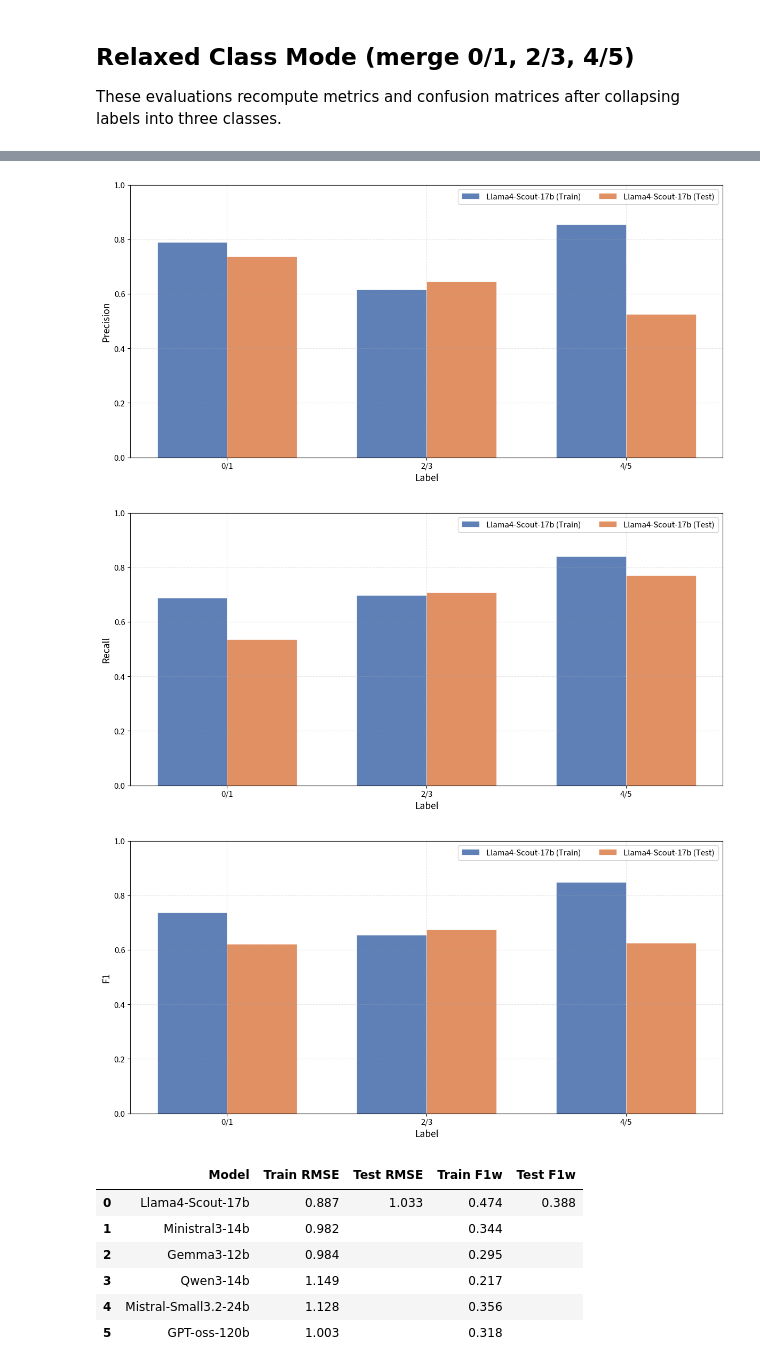
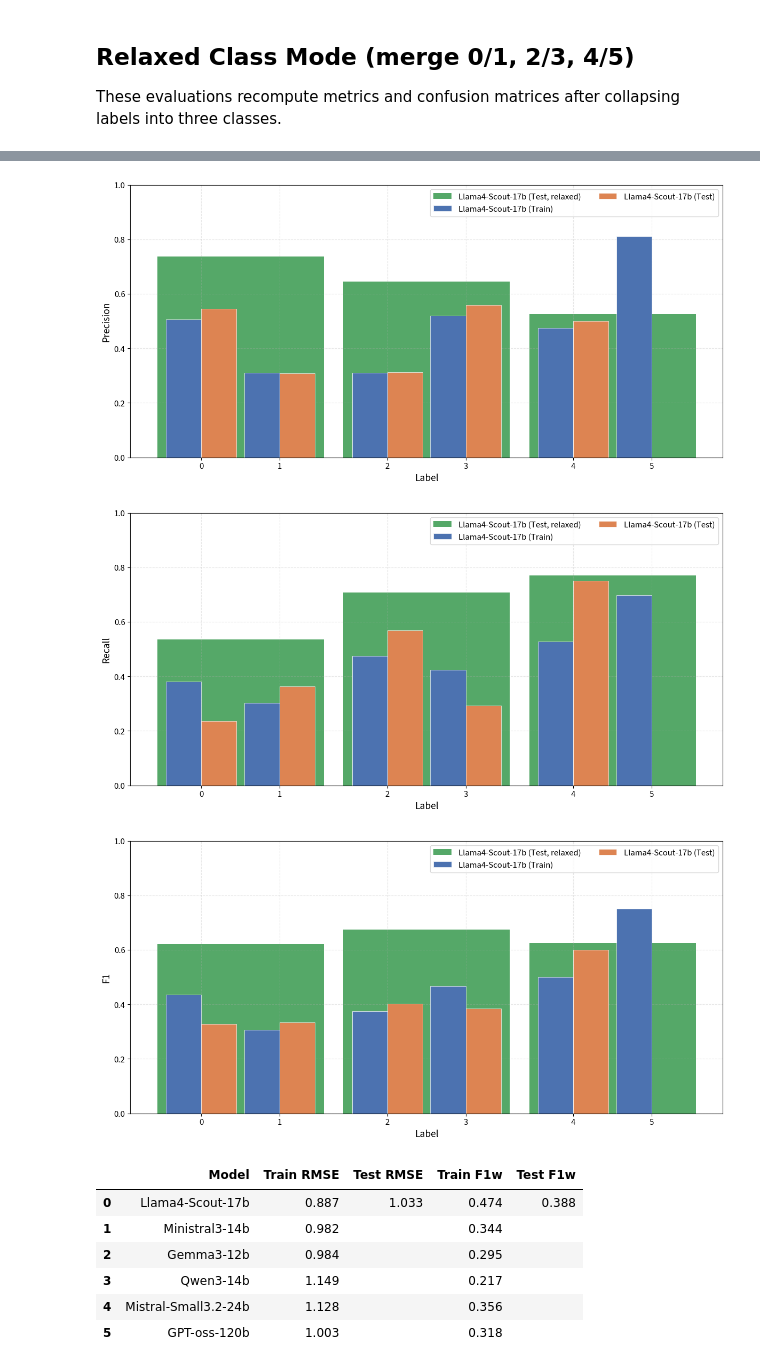
Before and after one commit to itzTerra/vis-desc, a Jupyter notebook: modules/lab/src/evaluation/llm/llm.ipynb, the cells around one changed output, grey strips where cells are left out. Saved outputs shown, nothing was run; the diff lists cells and outputs as text; code cells hidden in the pictures.

```diff
--- a/modules/lab/src/evaluation/llm/llm.ipynb
+++ b/modules/lab/src/evaluation/llm/llm.ipynb
@@ -297,14 +297,14 @@ Per-label statistics:
 # %%
 vis_all_models_plots(
     multiple_models,
     dataset="test",
-    class_mode="relaxed",
+    class_mode="combined",
     mode="train_test",
     single_model=multiple_models[0].model,
     file_prefix="llm",
 )
 # %% [output]
-[figure, old version]
+[figure, new version]
-[figure, old version]
+[figure, new version]
-[figure, old version]
+[figure, new version]
 # %%
```
Also changed, not shown: parts of 3 cells of this notebook, 12 other files.
